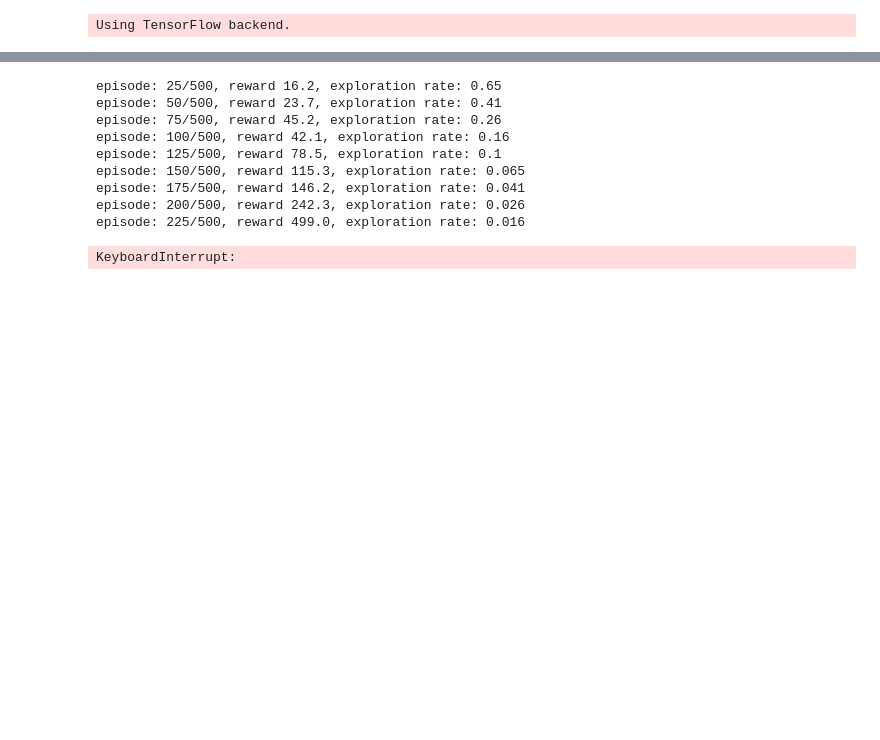
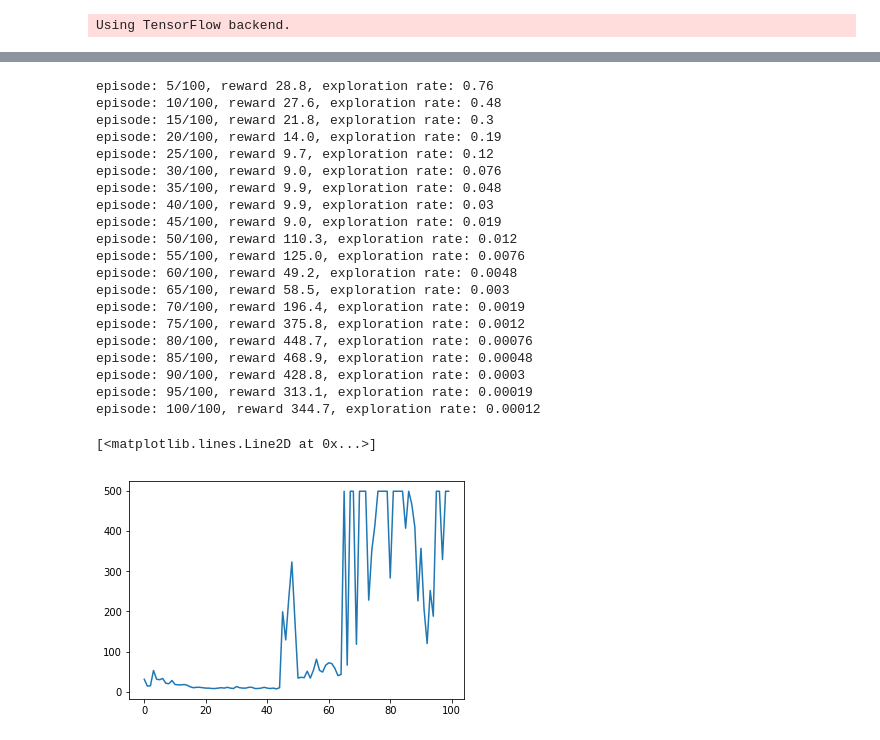
Before and after one commit to omikad/studying-ml, a Jupyter notebook: DQN/gymbook.ipynb, the cells around one changed output, grey strips where cells are left out. Saved outputs shown, nothing was run; the diff lists cells and outputs as text; code cells hidden in the pictures; blank space fills up the shorter version.

```diff
--- a/DQN/gymbook.ipynb
+++ b/DQN/gymbook.ipynb
@@ -34,7 +34,7 @@ class LearningParameters:
         self.state_size = state_size
         self.action_size = action_size
         self.episodes_count = episodes_count
-        self.max_memory_size = 1000000
+        self.max_memory_size = 10000
         self.episodes_between_think = 5
 
         self.gamma = 0.95                # discount rate
@@ -143,6 +247,8 @@ class DQNAgent:
 def train_reward_is_time(env, agent, params):
     """Ignore reward from the env, agent will be trained to increase total time played"""
     rewards = []
+
+    all_replays = []
 
     for episode in range(params.episodes_count):
         state = np.reshape(env.reset(), [1, params.state_size])
@@ -165,15 +271,12 @@ def train_reward_is_time(env, agent, params):
             state = next_state
 
 #         states = np.array(states)
-#         predicted_rewards = agent.model.predict(states)
-
-#         reward_value = 0
-#         for index in reversed(range(predicted_rewards.shape[0])):
+#         predicted = agent.model.predict(states)
+#         reward_value = 0.0
+#         for index in reversed(range(len(replays))):
 #             state, action, next_state = replays[index]
-#             reward_value = reward_value * params.gamma + predicted_rewards[index, action]
+#             reward_value = reward_value * params.gamma + predicted[index, action]
 #             agent.remember(state, action, reward_value, next_state)
-#         print(predicted_rewards)
-#         raise StandardError('hi')
 
         for index, replay in enumerate(replays):
             state, action, next_state = replay
@@ -257,19 +360,32 @@ env = gym.make('CartPole-v1')
 # %%
-params = LearningParameters(env.observation_space.shape[0], env.action_space.n, 500)
-trained_agent, rewards = train_reward_is_time(env, PolicyGradientAgent(params), params)
+params = LearningParameters(env.observation_space.shape[0], env.action_space.n, 100)
+# trained_agent, rewards = train_reward_is_time(env, PolicyGradientAgent(params), params)
 # trained_agent, rewards = train(env, DQNAgent(params), params)
+trained_agent, rewards = train_reward_is_time(env, ActionAsInputAgent(params), params)
 plt.plot(rewards)
 # %% [output]
-episode: 25/500, reward 16.2, exploration rate: 0.65
-episode: 50/500, reward 23.7, exploration rate: 0.41
-episode: 75/500, reward 45.2, exploration rate: 0.26
-episode: 100/500, reward 42.1, exploration rate: 0.16
-episode: 125/500, reward 78.5, exploration rate: 0.1
-episode: 150/500, reward 115.3, exploration rate: 0.065
-episode: 175/500, reward 146.2, exploration rate: 0.041
-episode: 200/500, reward 242.3, exploration rate: 0.026
-episode: 225/500, reward 499.0, exploration rate: 0.016
+episode: 5/100, reward 28.8, exploration rate: 0.76
+episode: 10/100, reward 27.6, exploration rate: 0.48
+episode: 15/100, reward 21.8, exploration rate: 0.3
+episode: 20/100, reward 14.0, exploration rate: 0.19
+episode: 25/100, reward 9.7, exploration rate: 0.12
+episode: 30/100, reward 9.0, exploration rate: 0.076
+episode: 35/100, reward 9.9, exploration rate: 0.048
+episode: 40/100, reward 9.9, exploration rate: 0.03
+episode: 45/100, reward 9.0, exploration rate: 0.019
+episode: 50/100, reward 110.3, exploration rate: 0.012
+episode: 55/100, reward 125.0, exploration rate: 0.0076
+episode: 60/100, reward 49.2, exploration rate: 0.0048
+episode: 65/100, reward 58.5, exploration rate: 0.003
+episode: 70/100, reward 196.4, exploration rate: 0.0019
+episode: 75/100, reward 375.8, exploration rate: 0.0012
+episode: 80/100, reward 448.7, exploration rate: 0.00076
+episode: 85/100, reward 468.9, exploration rate: 0.00048
+episode: 90/100, reward 428.8, exploration rate: 0.0003
+episode: 95/100, reward 313.1, exploration rate: 0.00019
+episode: 100/100, reward 344.7, exploration rate: 0.00012
-KeyboardInterrupt:
+[<matplotlib.lines.Line2D at 0x...>]
+[figure, added]
 # %%
 evaluate(env, trained_agent, params, False, 500)
 # %% [output]
```
Also changed, not shown: parts of 7 cells of this notebook.
